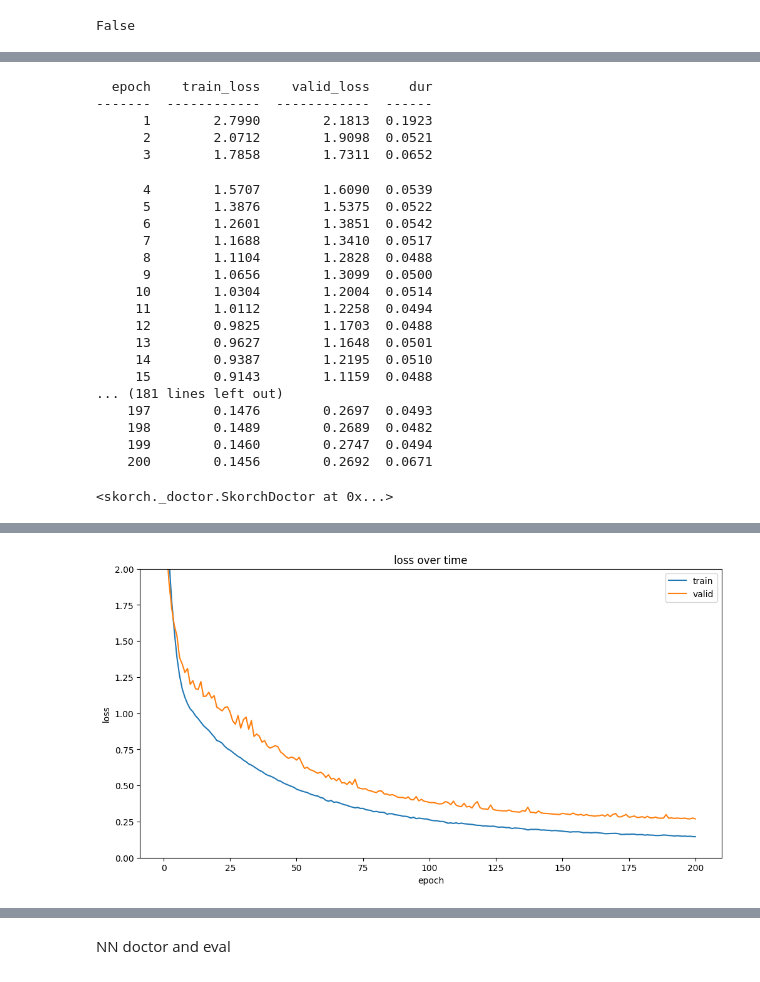
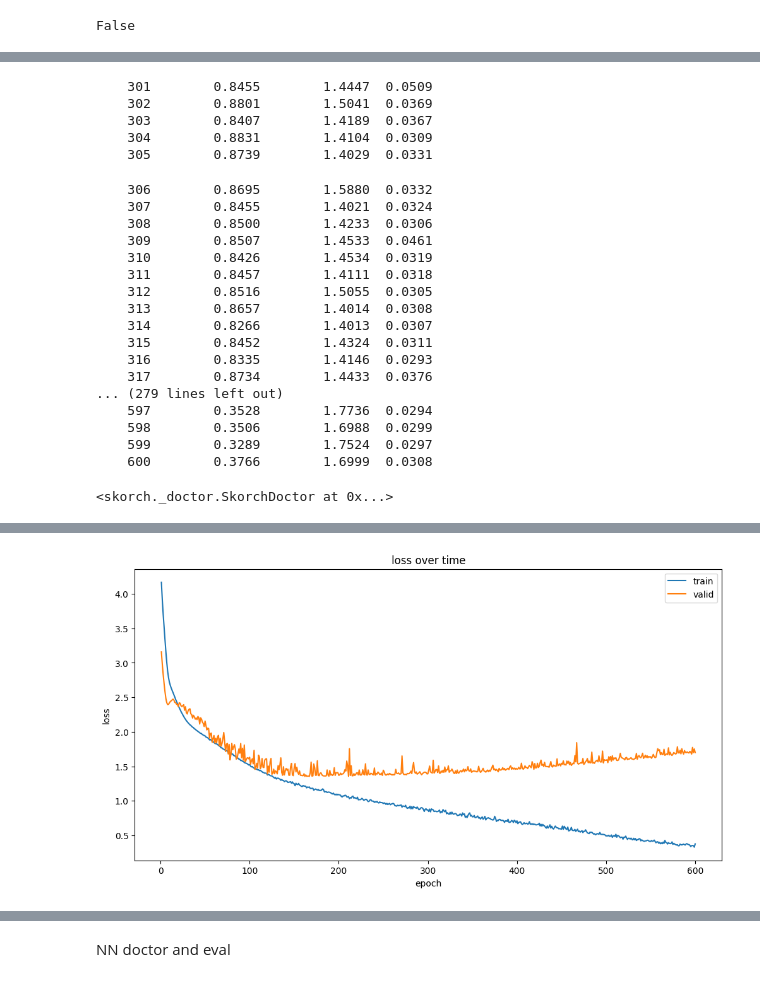
Before and after one commit to auto-d/moneyball-ml, a Jupyter notebook: eda.ipynb, the cells around one changed output, grey strips where cells are left out. Saved outputs shown, nothing was run; the diff lists cells and outputs as text; code cells hidden in the pictures.

```diff
--- a/eda.ipynb
+++ b/eda.ipynb
@@ -779,0 +719,20 @@ plt.bar(x=X_test.index, height=y_test)
+# %%
+X_train, y_train, X_test, y_test = mb.build_train_test_set(True, True)
+
+nn_input_size = len(X_train.columns)
+net= skorch.NeuralNetRegressor(
+        module=WARNet,
+        criterion=torch.nn.MSELoss,
+        optimizer=torch.optim.SGD,
+        max_epochs=300,
+        lr=0.001,
+        module__n_input=nn_input_size,
+        module__n_hidden1=100,
+        module__n_hidden2=25,
+        #module__n_hidden3=5,
+        batch_size=10,
+        iterator_train__shuffle=True)
+
+X_train_nn, y_train_nn = mb.make_nn_set(X_train, y_train)
+
+net.fit(X_train_nn, y_train_nn)
@@ -780,31 +764,32 @@ plt.bar(x=X_test.index, height=y_test)
 # %%
+dr = SkorchDoctor(net)
 dr.fit(X_train_nn, y_train_nn)
 # %% [output]
-  epoch    train_loss    valid_loss     dur
--------  ------------  ------------  ------
-      1        2.7990        2.1813  0.1923
-      2        2.0712        1.9098  0.0521
-      3        1.7858        1.7311  0.0652
+    301        0.8455        1.4447  0.0509
+    302        0.8801        1.5041  0.0369
+    303        0.8407        1.4189  0.0367
+    304        0.8831        1.4104  0.0309
+    305        0.8739        1.4029  0.0331
-      4        1.5707        1.6090  0.0539
-      5        1.3876        1.5375  0.0522
-      6        1.2601        1.3851  0.0542
-      7        1.1688        1.3410  0.0517
-      8        1.1104        1.2828  0.0488
-      9        1.0656        1.3099  0.0500
-     10        1.0304        1.2004  0.0514
-     11        1.0112        1.2258  0.0494
-     12        0.9825        1.1703  0.0488
-     13        0.9627        1.1648  0.0501
-     14        0.9387        1.2195  0.0510
-     15        0.9143        1.1159  0.0488
-... (181 lines left out)
-    197        0.1476        0.2697  0.0493
-    198        0.1489        0.2689  0.0482
-    199        0.1460        0.2747  0.0494
-    200        0.1456        0.2692  0.0671
+    306        0.8695        1.5880  0.0332
+    307        0.8455        1.4021  0.0324
+    308        0.8500        1.4233  0.0306
+    309        0.8507        1.4533  0.0461
+    310        0.8426        1.4534  0.0319
+    311        0.8457        1.4111  0.0318
+    312        0.8516        1.5055  0.0305
+    313        0.8657        1.4014  0.0308
+    314        0.8266        1.4013  0.0307
+    315        0.8452        1.4324  0.0311
+    316        0.8335        1.4146  0.0293
+    317        0.8734        1.4433  0.0376
+... (279 lines left out)
+    597        0.3528        1.7736  0.0294
+    598        0.3506        1.6988  0.0299
+    599        0.3289        1.7524  0.0297
+    600        0.3766        1.6999  0.0308
 <skorch._doctor.SkorchDoctor at 0x...>
 # %%
 _, ax = plt.subplots(figsize=(12, 6))
 dr.plot_loss(ax=ax)
-ax.set_ylim([0., 2]);
+#ax.set_ylim([0., 2])
 # %% [output]
@@ -811,4 +797,4 @@ ax.set_ylim([0., 2]);
-[figure, old version]
+[figure, new version]
 # %%
 dr.plot_param_updates();
 # %% [output]
```
Also changed, not shown: parts of 18 cells of this notebook, 2 other files.
